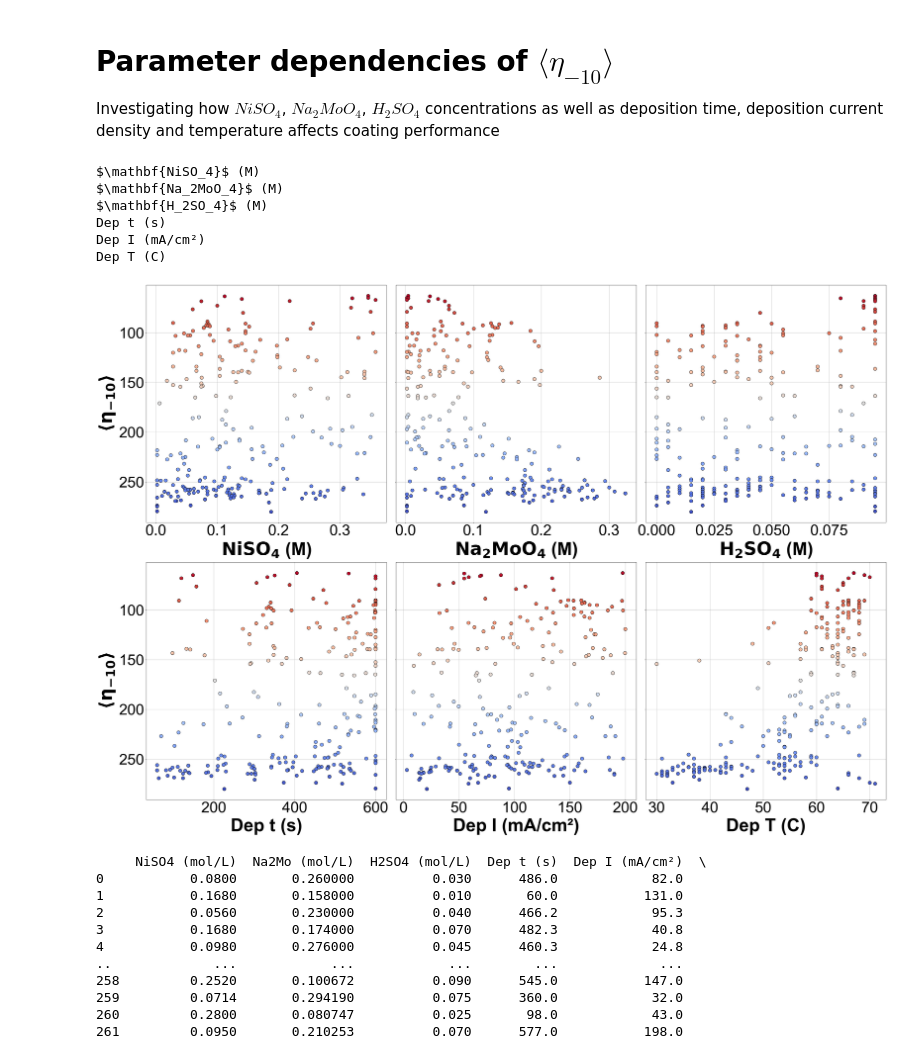
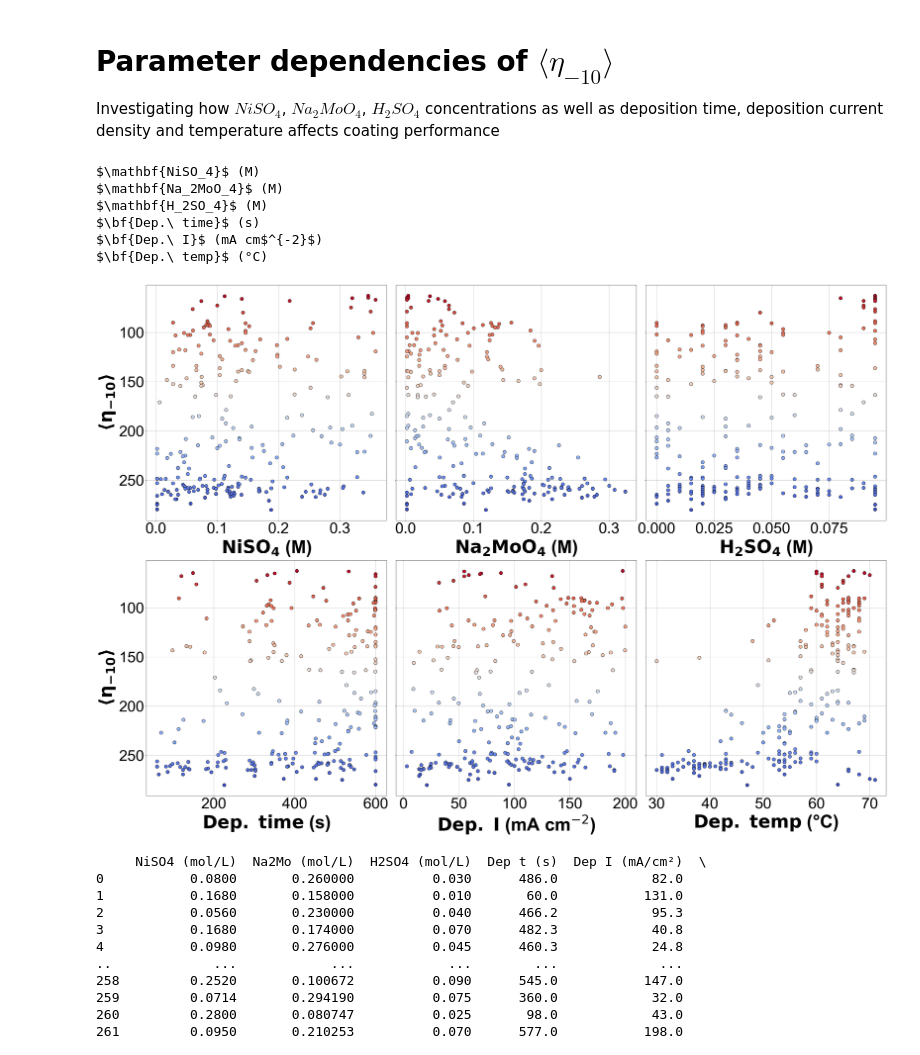
Before and after one commit to Pele905/Ni_Mo_CatBot-optimization-public, a Jupyter notebook: Ni_Mo_optimization_analysis.ipynb, the cells around one changed output. Drawn from its saved outputs; the diff is of its cells as text; code cells hidden in the pictures.

```diff
--- a/Ni_Mo_optimization_analysis.ipynb
+++ b/Ni_Mo_optimization_analysis.ipynb
@@ -770,6 +769,13 @@ for i, param in enumerate(params):
         param = r"$\mathbf{NiSO_4}$ (M)"
     if param == 'H2SO4 (mol/L)':
         param = r"$\mathbf{H_2SO_4}$ (M)"
+    if param == "Dep t (s)":
+        param = r"$\bf{Dep.\ time}$ (s)"
+
+    if param == "Dep T (C)":
+        param = r"$\bf{Dep.\ temp}$ (°C)"
+    if param == "Dep I (mA/cm²)":
+        param = r"$\bf{Dep.\ I}$ (mA cm$^{-2}$)"
     print(param)
     #axes[i].set_xlabel(param, fontsize=28)
 
@@ -780,37 +786,37 @@ for i, param in enumerate(params):
         edgecolors='k',
         s=150,  # dot size,
         zorder = 10
     )
     if i == 0:
         axes[0].invert_yaxis()
     #axes[i].set_title(param, fontsize=55, pad = 10)
     axes[i].set_xlabel(param,
                     fontsize=65,
                     labelpad=10,
                     fontweight='bold')  # makes label bold
     axes[i].tick_params(axis='both', labelsize=55)
     if (i == 0 or i == 3):
         axes[i].set_ylabel(r"$\mathbf{\langle \eta_{-10} \rangle}$",
                    fontsize=65, labelpad=10)
 
     axes[i].grid(True)
 plt.subplots_adjust(hspace=0.15)
 plt.tight_layout()
 
 plt.savefig(os.path.join(savepath_first_review, "Param_dependencies.png"))
 # Hide any unused subplot axes (if 9 total axes but only 8 params)
 for j in range(len(params), len(axes)):
     fig.delaxes(axes[j])
 # Prepare data
 complete_dataset.to_csv("complete_dataset.csv", index=False)
 # %% [output]
 $\mathbf{NiSO_4}$ (M)
 $\mathbf{Na_2MoO_4}$ (M)
 $\mathbf{H_2SO_4}$ (M)
-Dep t (s)
-Dep I (mA/cm²)
-Dep T (C)
+$\bf{Dep.\ time}$ (s)
+$\bf{Dep.\ I}$ (mA cm$^{-2}$)
+$\bf{Dep.\ temp}$ (°C)
-[figure, old version]
+[figure, new version]
 # %%
 # %% [output]
      NiSO4 (mol/L)  Na2Mo (mol/L)  H2SO4 (mol/L)  Dep t (s)  Dep I (mA/cm²)  \
```
Also changed, not shown: parts of 4 cells of this notebook, 7 other files.
